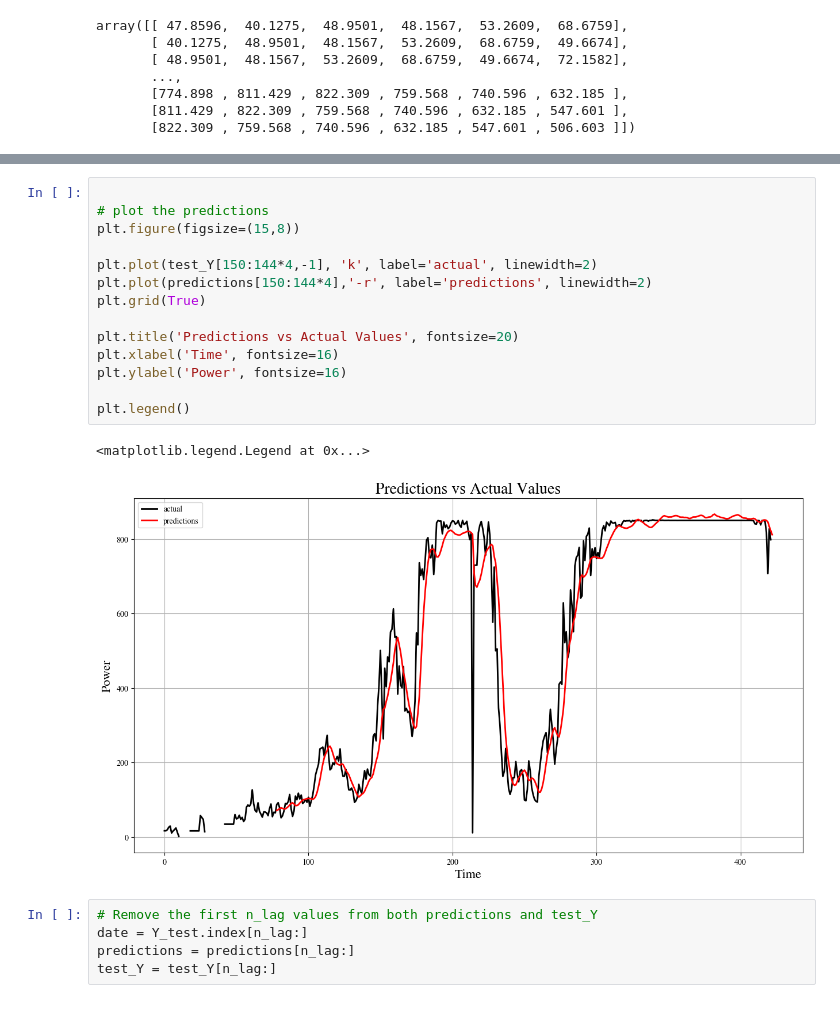
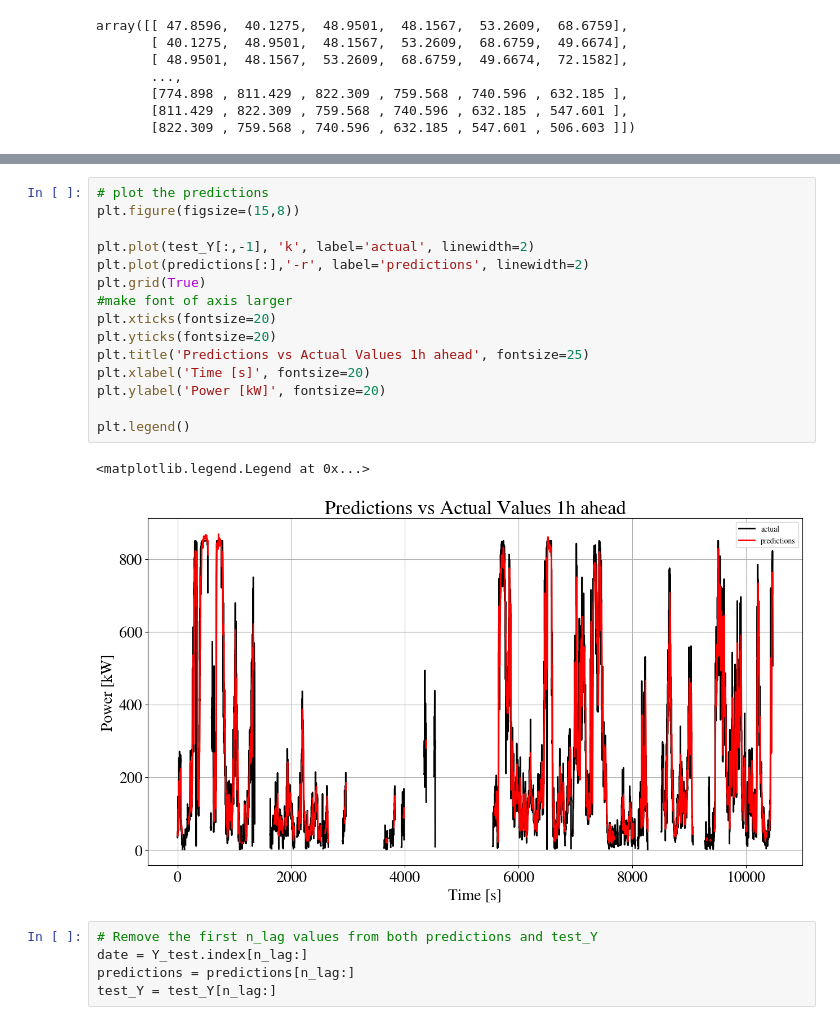
Before and after one commit to Brizzum/Final-project, a Jupyter notebook: Multivari_longHorizon.ipynb, the cells around one changed output, grey strips where cells are left out. Saved outputs shown, nothing was run; the diff lists cells and outputs as text.

Commit message:
perfeccionando plots

```diff
--- a/Multivari_longHorizon.ipynb
+++ b/Multivari_longHorizon.ipynb
@@ -452,20 +498,21 @@ array([[ 47.8596,  40.1275,  48.9501,  48.1567,  53.2609,  68.6759],
 # %%
-
 # plot the predictions
 plt.figure(figsize=(15,8))
 
-plt.plot(test_Y[150:144*4,-1], 'k', label='actual', linewidth=2)
-plt.plot(predictions[150:144*4],'-r', label='predictions', linewidth=2)
+plt.plot(test_Y[:,-1], 'k', label='actual', linewidth=2)
+plt.plot(predictions[:],'-r', label='predictions', linewidth=2)
 plt.grid(True)
-
-plt.title('Predictions vs Actual Values', fontsize=20)
-plt.xlabel('Time', fontsize=16)
-plt.ylabel('Power', fontsize=16)
+#make font of axis larger
+plt.xticks(fontsize=20)
+plt.yticks(fontsize=20)
+plt.title('Predictions vs Actual Values 1h ahead', fontsize=25)
+plt.xlabel('Time [s]', fontsize=20)
+plt.ylabel('Power [kW]', fontsize=20)
 
 plt.legend()
 # %% [output]
 <matplotlib.legend.Legend at 0x...>
-[figure, old version]
+[figure, new version]
 # %%
 # Remove the first n_lag values from both predictions and test_Y
 date = Y_test.index[n_lag:]
```
Also changed, not shown: parts of 2 cells of this notebook, 3 other files.
